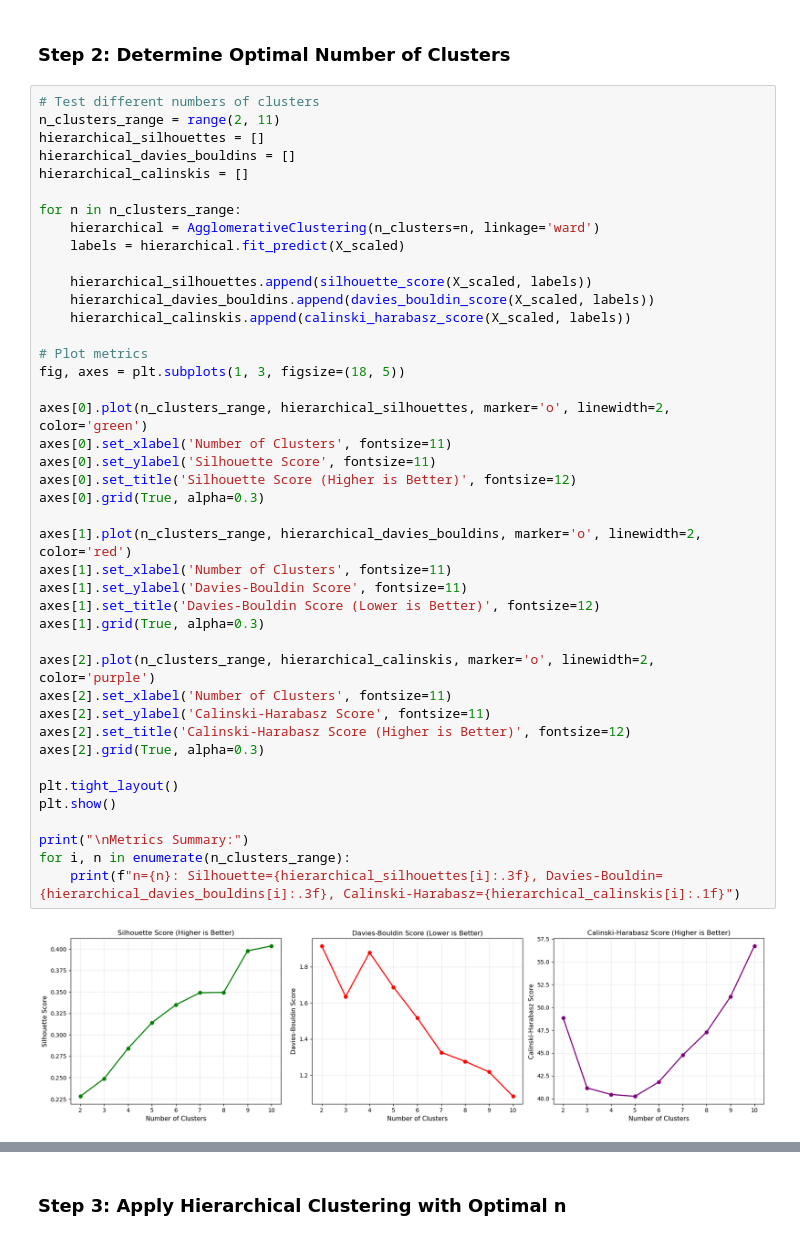
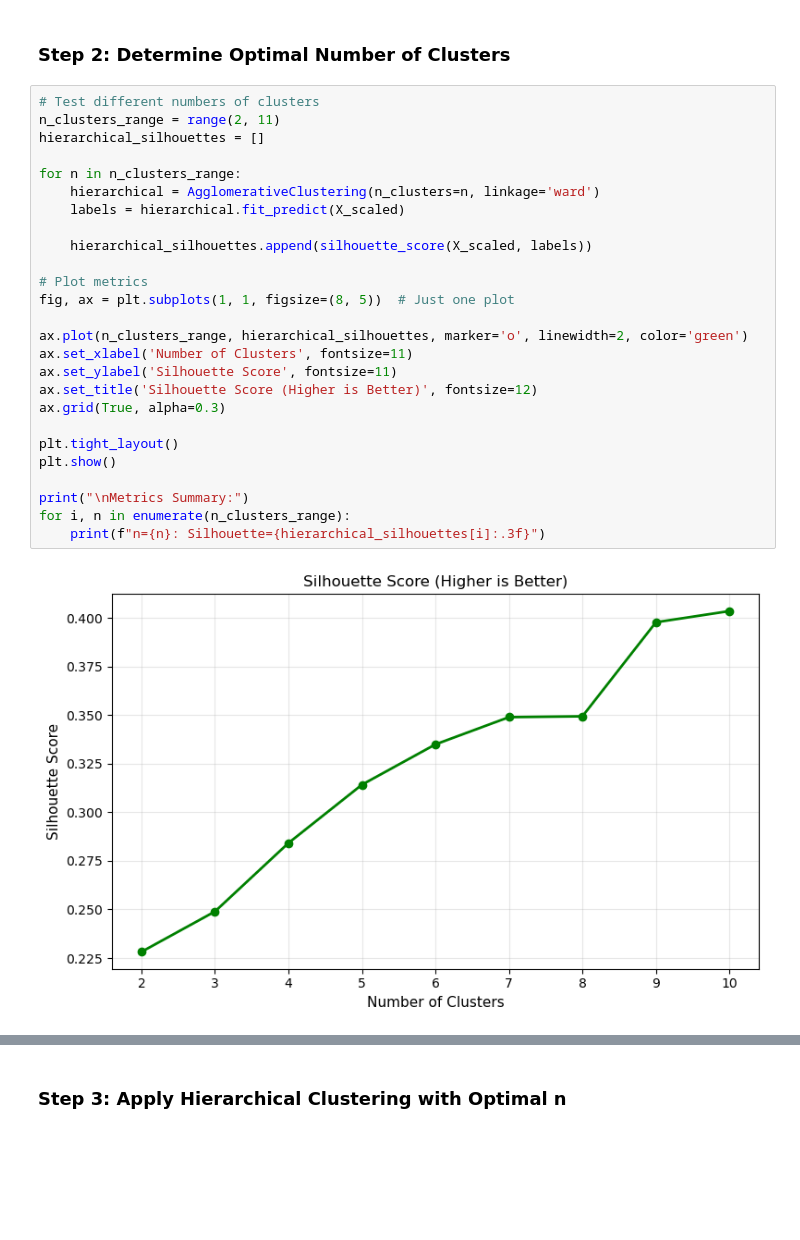
Before and after one commit to TI1307/DM_Project, a Jupyter notebook: notebooks/clustering.ipynb, the cells around one changed output, grey strips where cells are left out. Saved outputs shown, nothing was run; the diff lists cells and outputs as text; blank space fills up the shorter version.

Commit message:
final clustering

```diff
--- a/notebooks/clustering.ipynb
+++ b/notebooks/clustering.ipynb
@@ -783,45 +764,29 @@ Dendrogram created using Ward linkage method
 # %%
 # Test different numbers of clusters
 n_clusters_range = range(2, 11)
 hierarchical_silhouettes = []
-hierarchical_davies_bouldins = []
-hierarchical_calinskis = []
 
 for n in n_clusters_range:
     hierarchical = AgglomerativeClustering(n_clusters=n, linkage='ward')
     labels = hierarchical.fit_predict(X_scaled)
 
     hierarchical_silhouettes.append(silhouette_score(X_scaled, labels))
-    hierarchical_davies_bouldins.append(davies_bouldin_score(X_scaled, labels))
-    hierarchical_calinskis.append(calinski_harabasz_score(X_scaled, labels))
 
 # Plot metrics
-fig, axes = plt.subplots(1, 3, figsize=(18, 5))
+fig, ax = plt.subplots(1, 1, figsize=(8, 5))  # Just one plot
 
-axes[0].plot(n_clusters_range, hierarchical_silhouettes, marker='o', linewidth=2, color='green')
-axes[0].set_xlabel('Number of Clusters', fontsize=11)
-axes[0].set_ylabel('Silhouette Score', fontsize=11)
-axes[0].set_title('Silhouette Score (Higher is Better)', fontsize=12)
-axes[0].grid(True, alpha=0.3)
-
-axes[1].plot(n_clusters_range, hierarchical_davies_bouldins, marker='o', linewidth=2, color='red')
-axes[1].set_xlabel('Number of Clusters', fontsize=11)
-axes[1].set_ylabel('Davies-Bouldin Score', fontsize=11)
-axes[1].set_title('Davies-Bouldin Score (Lower is Better)', fontsize=12)
-axes[1].grid(True, alpha=0.3)
-
-axes[2].plot(n_clusters_range, hierarchical_calinskis, marker='o', linewidth=2, color='purple')
-axes[2].set_xlabel('Number of Clusters', fontsize=11)
-axes[2].set_ylabel('Calinski-Harabasz Score', fontsize=11)
-axes[2].set_title('Calinski-Harabasz Score (Higher is Better)', fontsize=12)
-axes[2].grid(True, alpha=0.3)
+ax.plot(n_clusters_range, hierarchical_silhouettes, marker='o', linewidth=2, color='green')
+ax.set_xlabel('Number of Clusters', fontsize=11)
+ax.set_ylabel('Silhouette Score', fontsize=11)
+ax.set_title('Silhouette Score (Higher is Better)', fontsize=12)
+ax.grid(True, alpha=0.3)
 
 plt.tight_layout()
 plt.show()
 
 print("\nMetrics Summary:")
 for i, n in enumerate(n_clusters_range):
-    print(f"n={n}: Silhouette={hierarchical_silhouettes[i]:.3f}, Davies-Bouldin={hierarchical_davies_bouldins[i]:.3f}, Calinski-Harabasz={hierarchical_calinskis[i]:.1f}")
+    print(f"n={n}: Silhouette={hierarchical_silhouettes[i]:.3f}")
 # %% [output]
-[figure, old version]
+[figure, new version]
 Metrics Summary:
```
Also changed, not shown: parts of 19 cells of this notebook, 5 other files.
